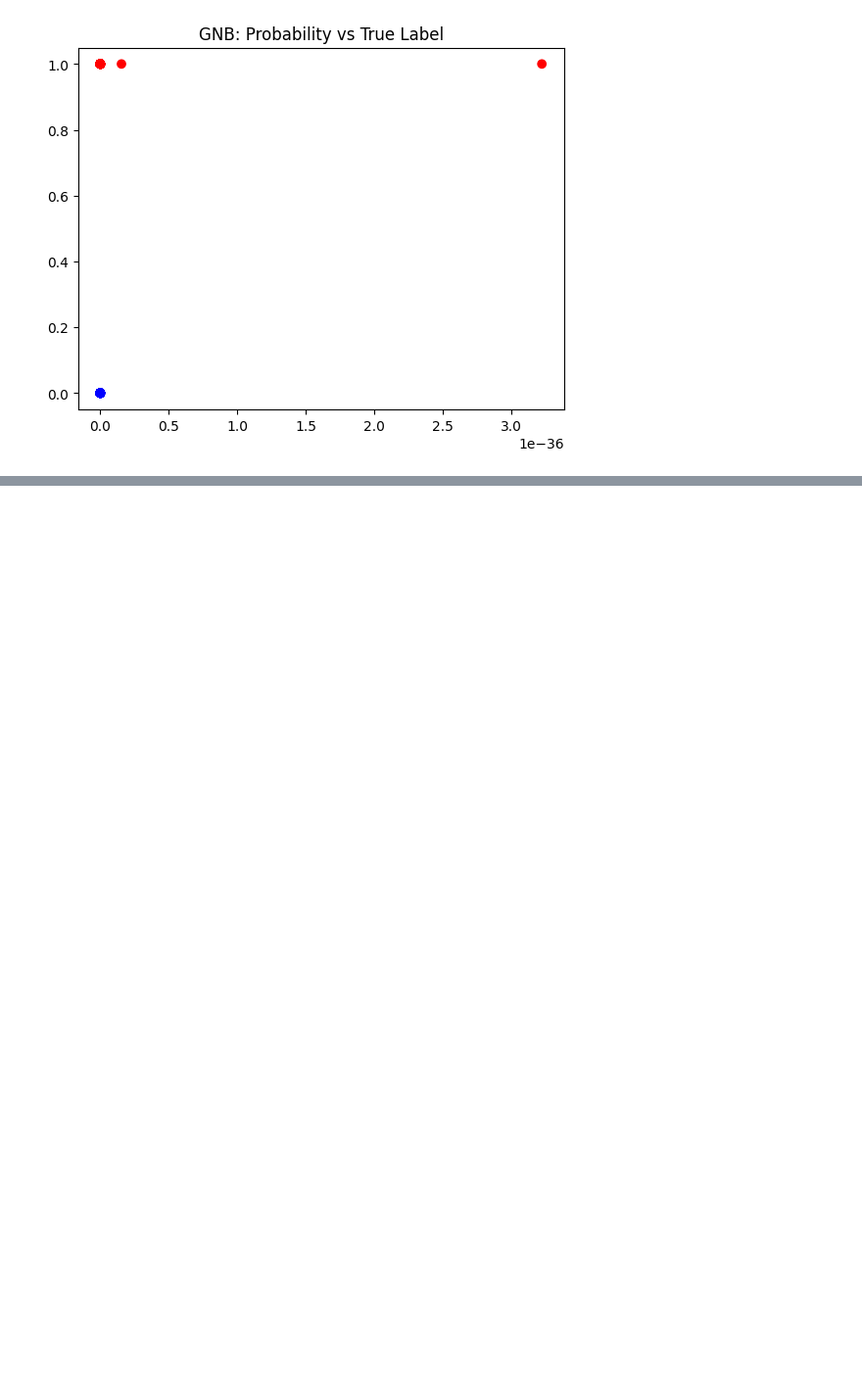
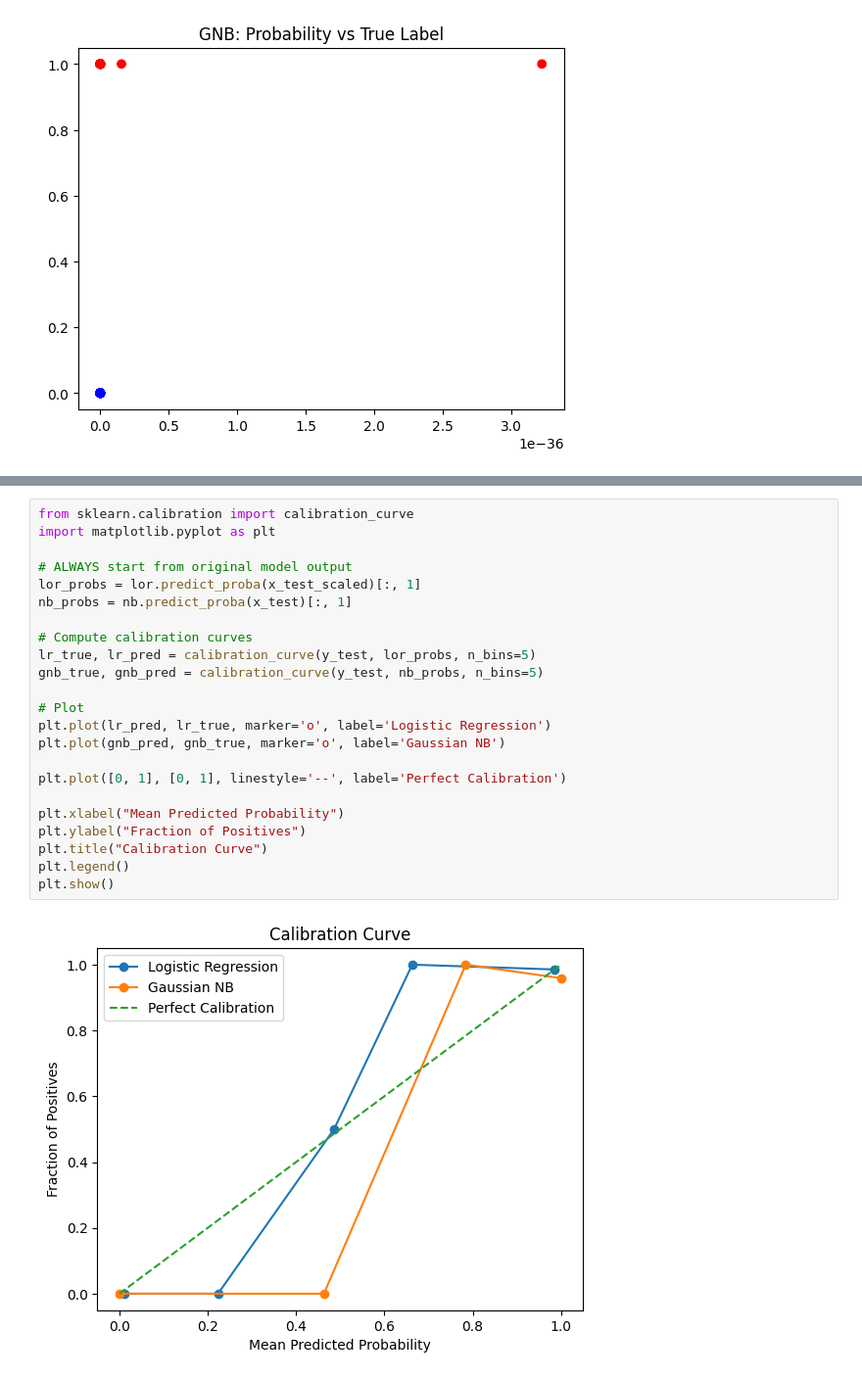
Before and after one commit to Alsanad-Opium/deep-learning-pytorch, a Jupyter notebook: MLandDL/ML/Machine Learning/Algorithms/NaiveBayes/comNBvsLOR.ipynb, the cells around one changed output, grey strips where cells are left out. Shown at 98% size. Cells and saved outputs as stored; diff of their text form; blank space fills up the shorter version.

Commit message:
PLots added

```diff
--- a/MLandDL/ML/Machine Learning/Algorithms/NaiveBayes/comNBvsLOR.ipynb
+++ b/MLandDL/ML/Machine Learning/Algorithms/NaiveBayes/comNBvsLOR.ipynb
@@ -172,0 +195,25 @@ plt.show()
+# %%
+from sklearn.calibration import calibration_curve
+import matplotlib.pyplot as plt
+
+# ALWAYS start from original model output
+lor_probs = lor.predict_proba(x_test_scaled)[:, 1]
+nb_probs = nb.predict_proba(x_test)[:, 1]
+
+# Compute calibration curves
+lr_true, lr_pred = calibration_curve(y_test, lor_probs, n_bins=5)
+gnb_true, gnb_pred = calibration_curve(y_test, nb_probs, n_bins=5)
+
+# Plot
+plt.plot(lr_pred, lr_true, marker='o', label='Logistic Regression')
+plt.plot(gnb_pred, gnb_true, marker='o', label='Gaussian NB')
+
+plt.plot([0, 1], [0, 1], linestyle='--', label='Perfect Calibration')
+
+plt.xlabel("Mean Predicted Probability")
+plt.ylabel("Fraction of Positives")
+plt.title("Calibration Curve")
+plt.legend()
+plt.show()
+# %% [output]
+[figure, added]
```
Also changed, not shown: parts of 3 cells of this notebook.
